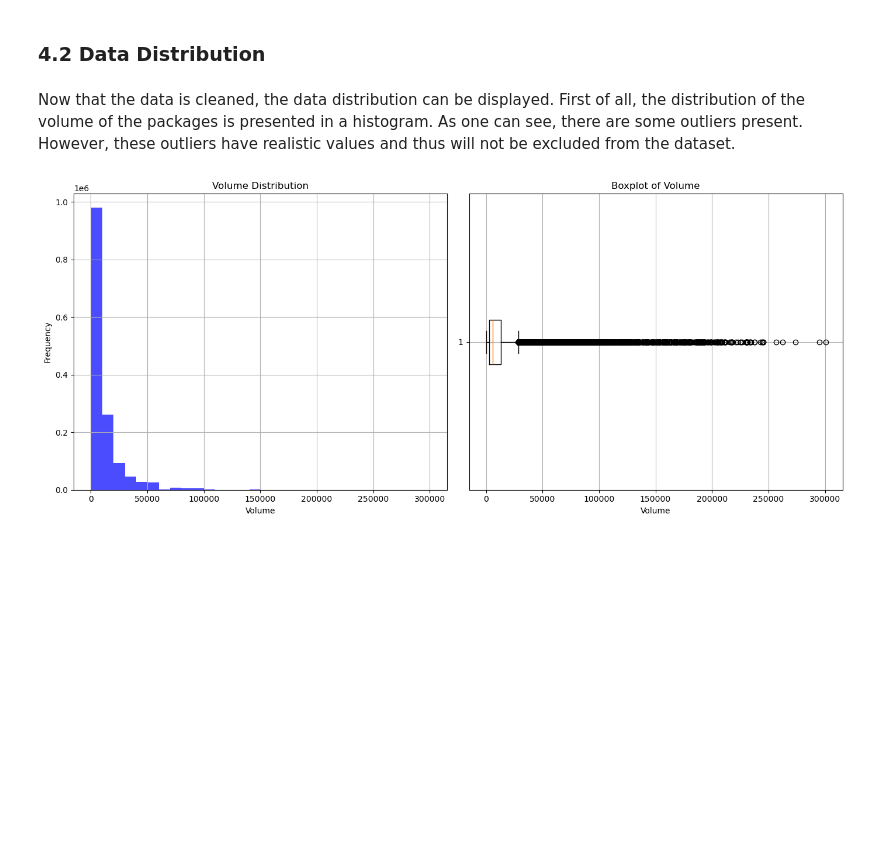
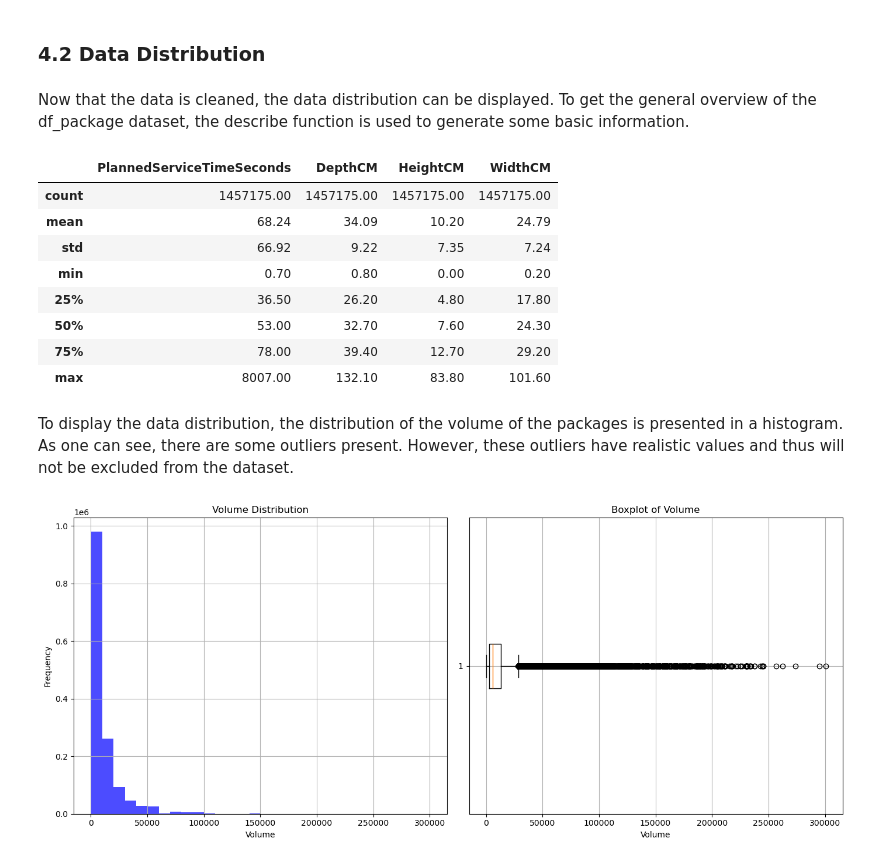
Before and after one commit to ftamsma/Group33_TIL, a Jupyter notebook: project_template.ipynb, the cells around one changed output. Cells and saved outputs as stored; diff of their text form; code cells hidden in the pictures; blank space fills up the shorter version.

```diff
--- a/project_template.ipynb
+++ b/project_template.ipynb
@@ -199,8 +215,24 @@ else:
 No missing values in the specified columns.
 # %% [markdown]
 ### 4.2 Data Distribution
+# %% [markdown]
+Now that the data is cleaned, the data distribution can be displayed. To get the general overview of the df_package dataset, the describe function is used to generate some basic information.
+# %%
+df = df_package
+pd.options.display.float_format = '{:.2f}'.format
+df.describe()
+# %% [output]
+|  | PlannedServiceTimeSeconds | DepthCM | HeightCM | WidthCM |
+| count | 1457175.00 | 1457175.00 | 1457175.00 | 1457175.00 |
+| mean | 68.24 | 34.09 | 10.20 | 24.79 |
+| std | 66.92 | 9.22 | 7.35 | 7.24 |
+| min | 0.70 | 0.80 | 0.00 | 0.20 |
+| 25% | 36.50 | 26.20 | 4.80 | 17.80 |
+| 50% | 53.00 | 32.70 | 7.60 | 24.30 |
+| 75% | 78.00 | 39.40 | 12.70 | 29.20 |
+| max | 8007.00 | 132.10 | 83.80 | 101.60 |
 # %% [markdown]
-Now that the data is cleaned, the data distribution can be displayed. First of all, the distribution of the volume of the packages is presented in a histogram. As one can see, there are some outliers present. However, these outliers have realistic values and thus will not be excluded from the dataset.
+To display the data distribution, the distribution of the volume of the packages is presented in a histogram. As one can see, there are some outliers present. However, these outliers have realistic values and thus will not be excluded from the dataset.
 # %%
 # Add a column named package_volume by multiplying DepthCM, HeightCM and WidthCM
 df_package['package_volume'] = (df_package['DepthCM'] * df_package['HeightCM'] * df_package['WidthCM'])
```
Also changed, not shown: parts of 3 cells of this notebook.
